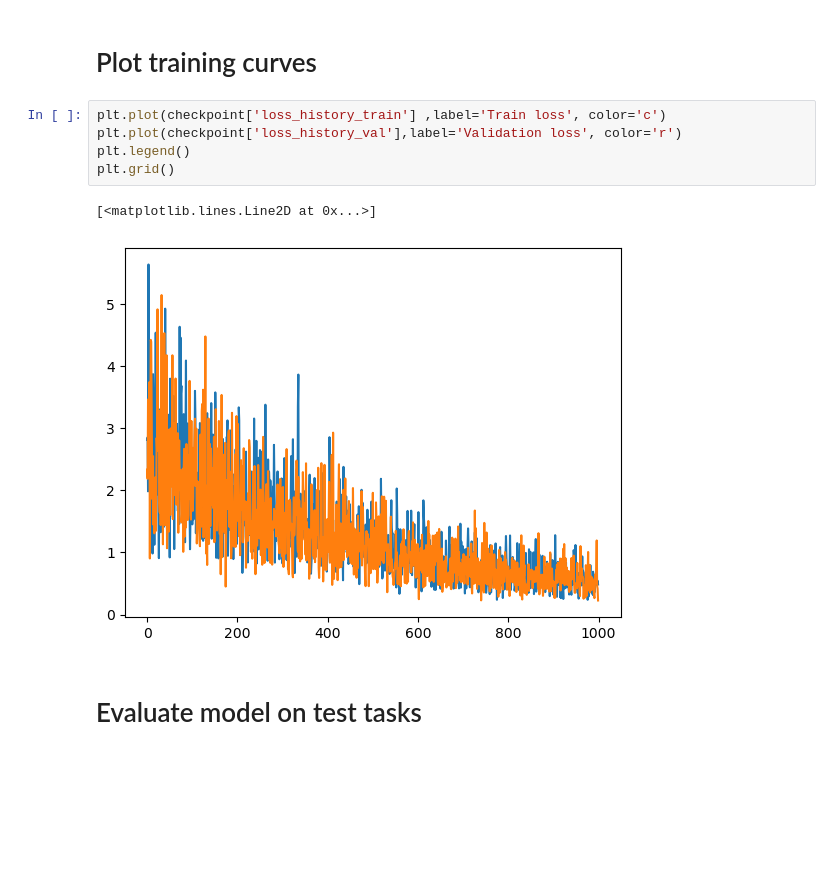
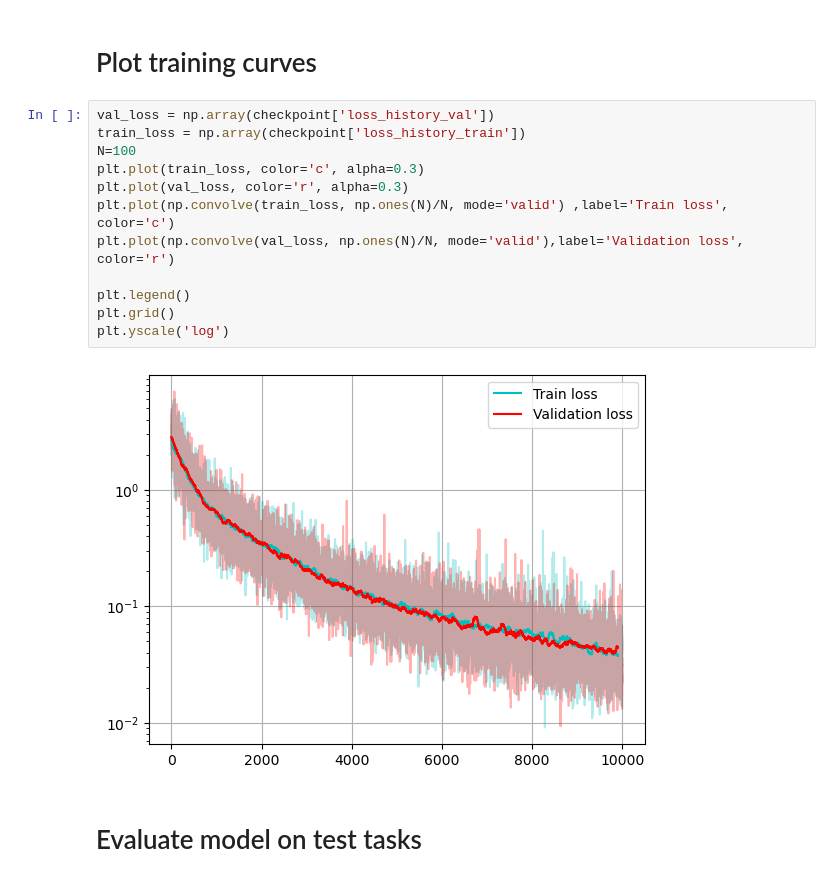
Before and after one commit to PastaAddict/ECE-GY-7123-Project, a Jupyter notebook: examples/heat.ipynb, the cells around one changed output. Drawn from its saved outputs; the diff is of its cells as text; blank space fills up the shorter version.

```diff
--- a/examples/heat.ipynb
+++ b/examples/heat.ipynb
@@ -57,14 +57,20 @@ maml.load_state_dict(checkpoint['net'])
 <All keys matched successfully>
 # %% [markdown]
 # Plot training curves
-# %%
-plt.plot(checkpoint['loss_history_train'] ,label='Train loss', color='c')
-plt.plot(checkpoint['loss_history_val'],label='Validation loss', color='r')
-plt.legend()
-plt.grid()
-# %% [output]
-[<matplotlib.lines.Line2D at 0x...>]
-[figure, removed]
+# %%
+val_loss = np.array(checkpoint['loss_history_val'])
+train_loss = np.array(checkpoint['loss_history_train'])
+N=100
+plt.plot(train_loss, color='c', alpha=0.3)
+plt.plot(val_loss, color='r', alpha=0.3)
+plt.plot(np.convolve(train_loss, np.ones(N)/N, mode='valid') ,label='Train loss', color='c')
+plt.plot(np.convolve(val_loss, np.ones(N)/N, mode='valid'),label='Validation loss', color='r')
+
+plt.legend()
+plt.grid()
+plt.yscale('log')
+# %% [output]
+[figure, added]
 # %% [markdown]
 # Evaluate model on test tasks
 # %%
```
Also changed, not shown: parts of 5 cells of this notebook, 3 other files.
